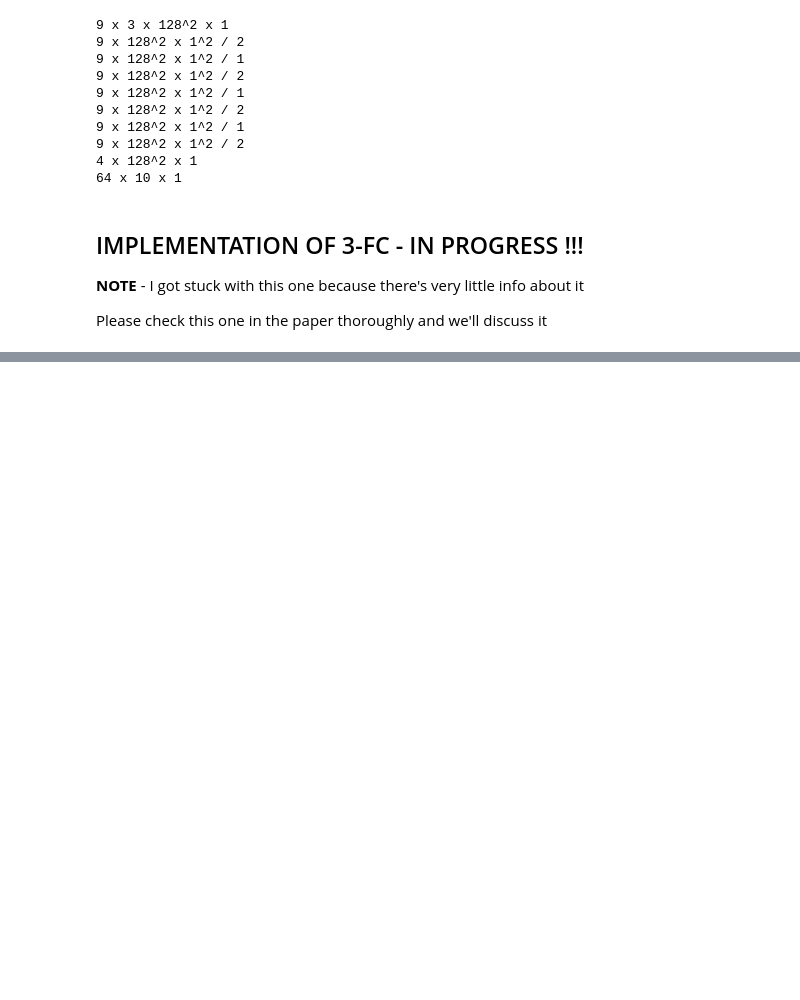
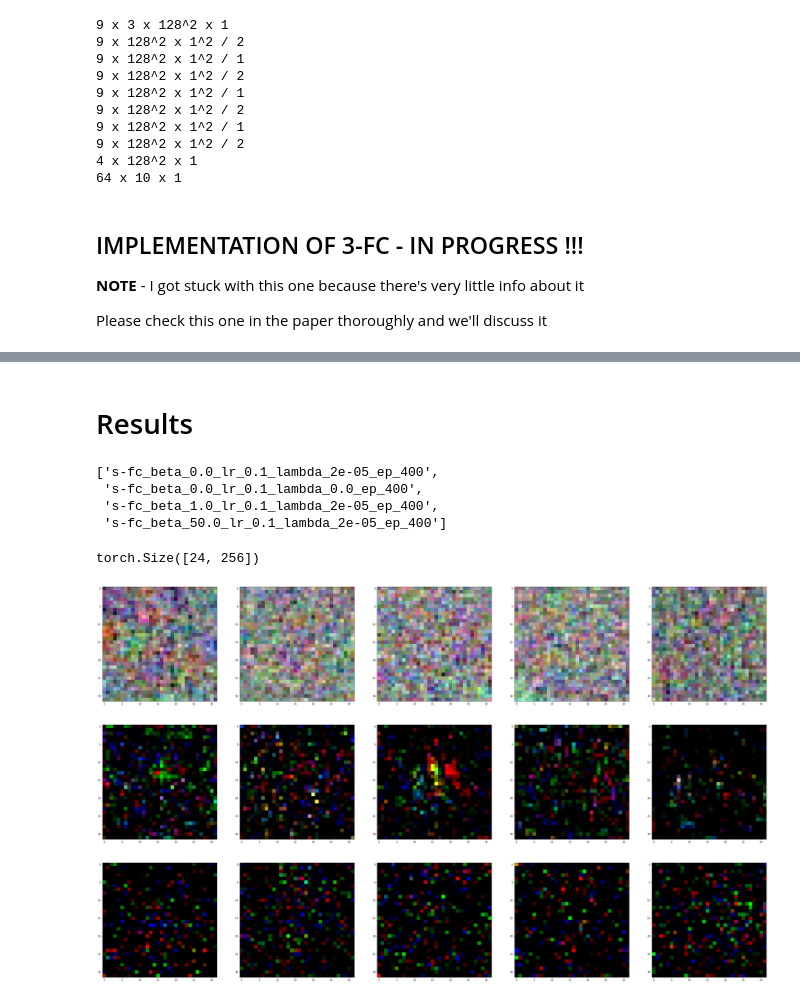
Before and after one commit to gojkoc54/convolutions_from_scratch, a Jupyter notebook: src/playground.ipynb, the cells around one changed output, grey strips where cells are left out. Saved outputs shown, nothing was run; the diff lists cells and outputs as text; code cells hidden in the pictures; blank space fills up the shorter version.

Commit message:
added figure 3 sanity check and LR scheduler

```diff
--- a/src/playground.ipynb
+++ b/src/playground.ipynb
@@ -312,0 +244,53 @@ p
+# %% [markdown]
+# Results
+# %%
+os.listdir('../checkpoints')
+# %% [output]
+['s-fc_beta_0.0_lr_0.1_lambda_2e-05_ep_400',
+ 's-fc_beta_0.0_lr_0.1_lambda_0.0_ep_400',
+ 's-fc_beta_1.0_lr_0.1_lambda_2e-05_ep_400',
+ 's-fc_beta_50.0_lr_0.1_lambda_2e-05_ep_400']
+# %%
+sgd = torch.load(
+    '../checkpoints/s-fc_beta_0.0_lr_0.1_lambda_0.0_ep_400/sfc_checkpoint.pt',
+    map_location=torch.device('cpu')
+    )
+
+beta_1 = torch.load(
+    '../checkpoints/s-fc_beta_1.0_lr_0.1_lambda_2e-05_ep_400/sfc_checkpoint.pt',
+    map_location=torch.device('cpu')
+    )
+
+beta_50 = torch.load(
+    '../checkpoints/s-fc_beta_50.0_lr_0.1_lambda_2e-05_ep_400/sfc_checkpoint.pt',
+    map_location=torch.device('cpu')
+    )
+# %%
+def plot_filters(batch_filters, abs=False):
+
+    fig, axs = plt.subplots(ncols=5, figsize=(5*10, 10))
+
+    for batch_ind in range(5): # range(batch_filters.shape[0]):
+        filter = batch_filters[batch_ind]
+
+        if abs:
+            filter = filter.abs()
+        filter = (filter - filter.min()) / (filter.max() - filter.min())
+        filter_reshaped = filter.view(3, 32, 32)
+
+        # plt.imshow(filter_reshaped.permute(1, 2, 0).numpy())
+        axs[batch_ind].imshow(filter_reshaped.permute(1, 2, 0).numpy())
+    plt.show()
+# %%
+beta_50['model_state_dict']['fc_layers.0.layers.0.weight'].shape
+beta_50['model_state_dict']['fc_layers.1.0.layers.0.weight'].shape
+# %% [output]
+torch.Size([24, 256])
+# %%
+plot_filters(sgd['model_state_dict']['fc_layers.0.layers.0.weight'])
+plot_filters(beta_1['model_state_dict']['fc_layers.0.layers.0.weight'], True)
+plot_filters(beta_50['model_state_dict']['fc_layers.0.layers.0.weight'], True)
+# %% [output]
+[figure, added]
+[figure, added]
+[figure, added]
```
Also changed, not shown: parts of 11 cells of this notebook, 2 other files.
